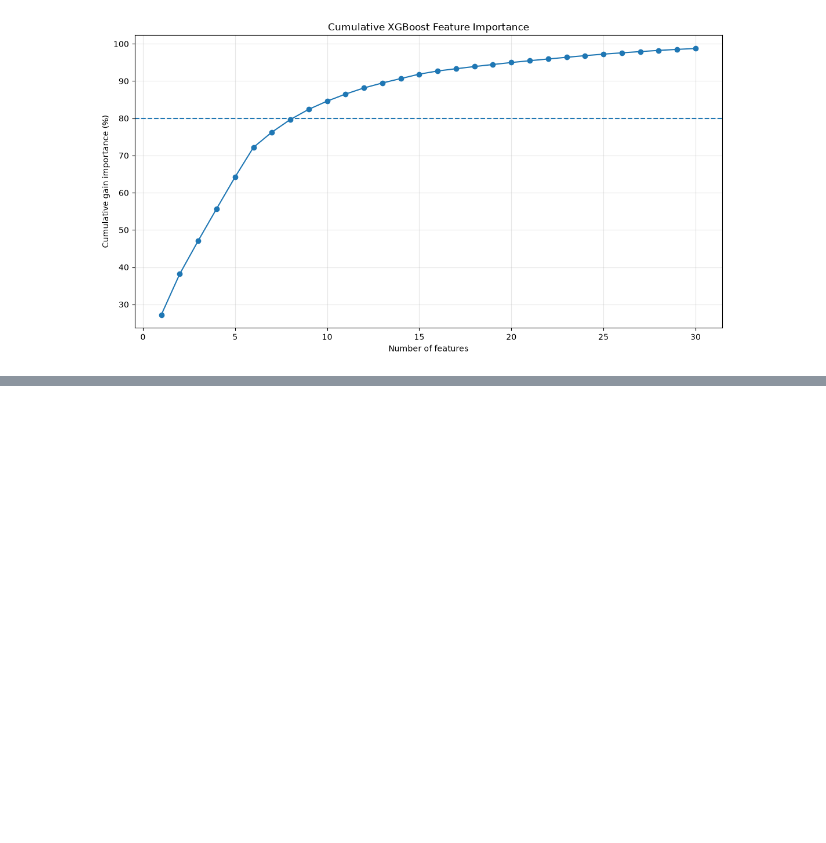
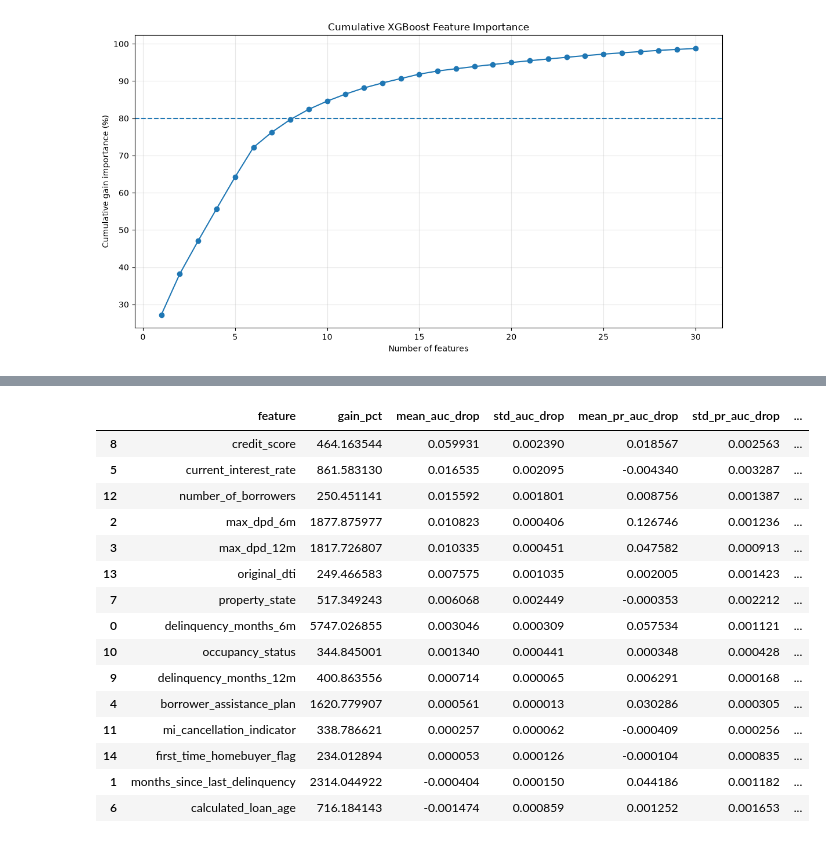
Before and after one commit to dhrumilvora/mortgage-credit-risk, a Jupyter notebook: notebooks/feature_importance_spark.ipynb, the cells around one changed output, grey strips where cells are left out. Cells and saved outputs as stored; diff of their text form; code cells hidden in the pictures; blank space fills up the shorter version.

```diff
--- a/notebooks/feature_importance_spark.ipynb
+++ b/notebooks/feature_importance_spark.ipynb
@@ -799,0 +1610,12 @@ importance_table
+# %%
+if numeric_features:
+    numeric_corr = oot_corr_pd[numeric_features].corr(method="spearman")
+
+    display(
+        numeric_corr.style.format("{:.3f}").background_gradient(
+            cmap="RdBu_r", vmin=-1, vmax=1
+        )
+    )
+else:
+    numeric_corr = pd.DataFrame()
+    print("No numeric features.")
@@ -799,0 +1861,60 @@ importance_table
+# %%
+if permutation_df is not None and not numeric_corr.empty:
+    max_abs_corr = {}
+
+    for feature in numeric_features:
+        others = numeric_corr.loc[feature].drop(labels=[feature], errors="ignore")
+        max_abs_corr[feature] = others.abs().max() if not others.empty else np.nan
+
+    summary_df = permutation_df.copy()
+
+    if "feature" not in summary_df.columns and "original_feature" in summary_df.columns:
+        summary_df = summary_df.rename(columns={"original_feature": "feature"})
+
+    summary_df["max_abs_spearman_corr"] = summary_df["feature"].map(max_abs_corr)
+
+    summary_df["redundancy_flag"] = np.select(
+        [
+            summary_df["max_abs_spearman_corr"] >= 0.90,
+            summary_df["max_abs_spearman_corr"] >= 0.80,
+            summary_df["max_abs_spearman_corr"] >= 0.50,
+        ],
+        ["VERY HIGH", "HIGH", "MODERATE"],
+        default="LOW",
+    )
+
+    cols = [
+        "feature",
+        "gain_pct",
+        "mean_auc_drop",
+        "std_auc_drop",
+        "mean_pr_auc_drop",
+        "std_pr_auc_drop",
+        "max_abs_spearman_corr",
+        "redundancy_flag",
+    ]
+
+    display(
+        summary_df[[c for c in cols if c in summary_df.columns]].sort_values(
+            "mean_auc_drop", ascending=False
+        )
+    )
+else:
+    print("Combined table requires `results` and numeric features.")
+# %% [output]
+|  | feature | gain_pct | mean_auc_drop | std_auc_drop | mean_pr_auc_drop | std_pr_auc_drop | ... |
+| 8 | credit_score | 464.163544 | 0.059931 | 0.002390 | 0.018567 | 0.002563 | ... |
+| 5 | current_interest_rate | 861.583130 | 0.016535 | 0.002095 | -0.004340 | 0.003287 | ... |
+| 12 | number_of_borrowers | 250.451141 | 0.015592 | 0.001801 | 0.008756 | 0.001387 | ... |
+| 2 | max_dpd_6m | 1877.875977 | 0.010823 | 0.000406 | 0.126746 | 0.001236 | ... |
+| 3 | max_dpd_12m | 1817.726807 | 0.010335 | 0.000451 | 0.047582 | 0.000913 | ... |
+| 13 | original_dti | 249.466583 | 0.007575 | 0.001035 | 0.002005 | 0.001423 | ... |
+| 7 | property_state | 517.349243 | 0.006068 | 0.002449 | -0.000353 | 0.002212 | ... |
+| 0 | delinquency_months_6m | 5747.026855 | 0.003046 | 0.000309 | 0.057534 | 0.001121 | ... |
+| 10 | occupancy_status | 344.845001 | 0.001340 | 0.000441 | 0.000348 | 0.000428 | ... |
+| 9 | delinquency_months_12m | 400.863556 | 0.000714 | 0.000065 | 0.006291 | 0.000168 | ... |
+| 4 | borrower_assistance_plan | 1620.779907 | 0.000561 | 0.000013 | 0.030286 | 0.000305 | ... |
+| 11 | mi_cancellation_indicator | 338.786621 | 0.000257 | 0.000062 | -0.000409 | 0.000256 | ... |
+| 14 | first_time_homebuyer_flag | 234.012894 | 0.000053 | 0.000126 | -0.000104 | 0.000835 | ... |
+| 1 | months_since_last_delinquency | 2314.044922 | -0.000404 | 0.000150 | 0.044186 | 0.001182 | ... |
+| 6 | calculated_loan_age | 716.184143 | -0.001474 | 0.000859 | 0.001252 | 0.001653 | ... |
```
Also changed, not shown: parts of 21 cells of this notebook, 9 other files.
